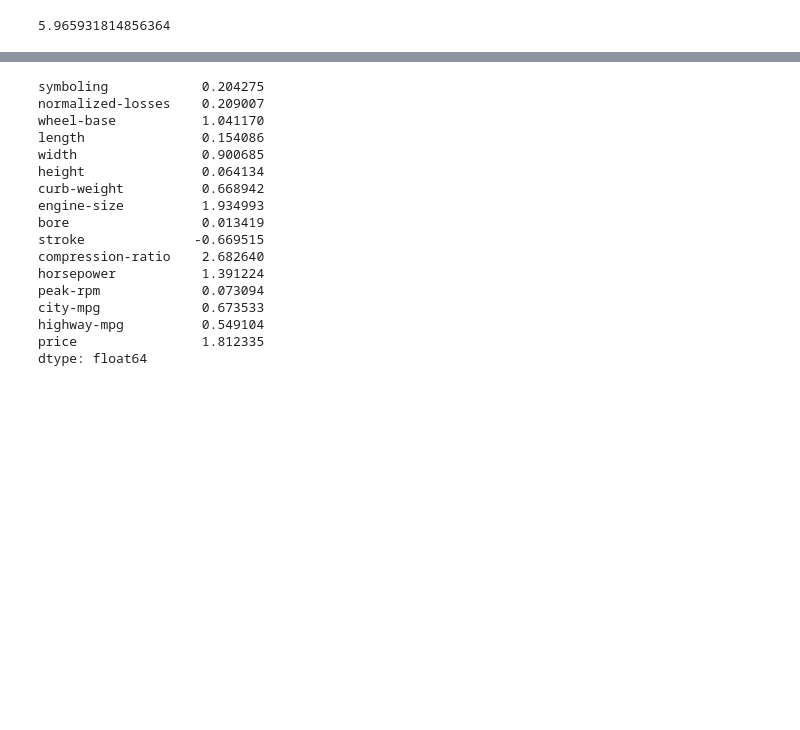
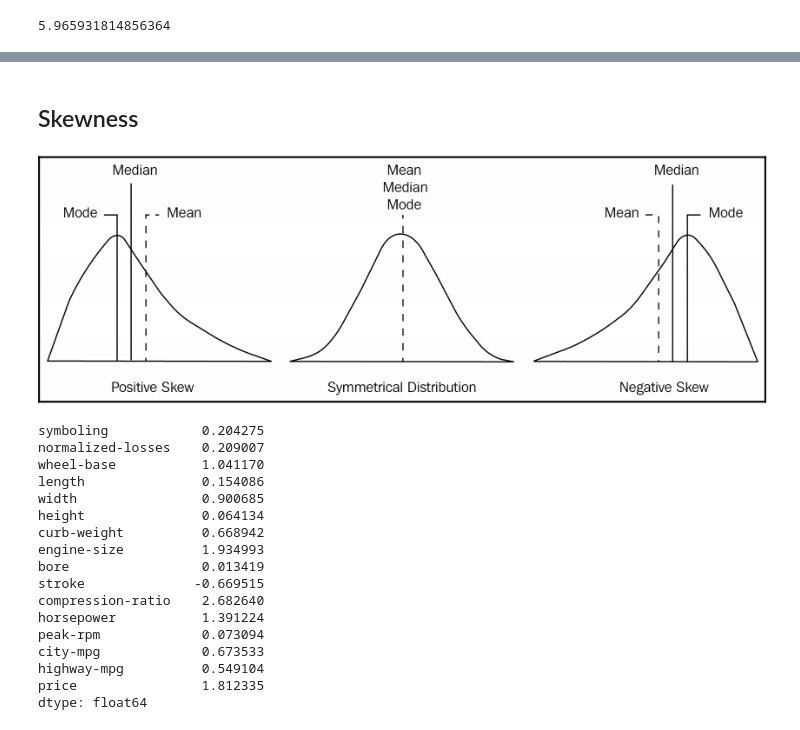
Before and after one commit to Yash-YC/Python-EDA-Steps, a Jupyter notebook: Descriptive_Stats.ipynb, the cells around one changed output, grey strips where cells are left out. Drawn from its saved outputs; the diff is of its cells as text; code cells hidden in the pictures; blank space fills up the shorter version.

```diff
--- a/Descriptive_Stats.ipynb
+++ b/Descriptive_Stats.ipynb
@@ -346,3 +341,10 @@ df.loc[:,"height"].var()
+# %% [markdown]
+## Skewness
+# %%
+from IPython.display import Image
+Image(filename="img/Skew.png")
+# %% [output]
+[figure, added]
 # %%
 df.skew()
 # %% [output]
```
Also changed, not shown: parts of 3 cells of this notebook.
